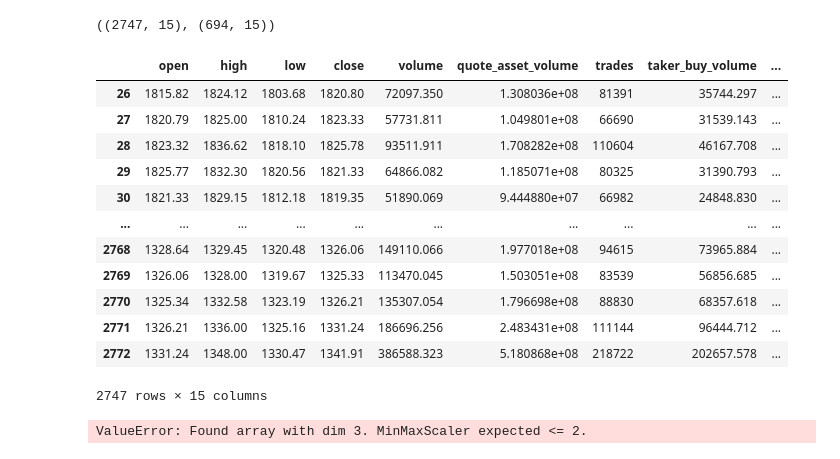
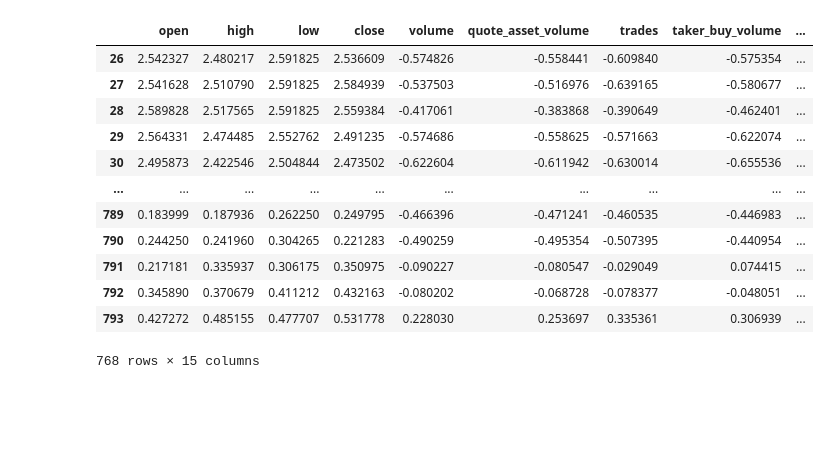
Before and after one commit to izzortsi/trailing_orders, a Jupyter notebook: DEV/dataset_integration_pytorch.ipynb, the cells around one changed output. Drawn from its saved outputs; the diff is of its cells as text; code cells hidden in the pictures; blank space fills up the shorter version.

```diff
--- a/DEV/dataset_integration_pytorch.ipynb
+++ b/DEV/dataset_integration_pytorch.ipynb
@@ -32,11 +32,7 @@ import pytorch_lightning as pl
 from pytorch_lightning.callbacks import EarlyStopping, LearningRateMonitor
 from pytorch_lightning.loggers import TensorBoardLogger
 
-import pytorch_forecasting
-from pytorch_forecasting import Baseline, TemporalFusionTransformer, TimeSeriesDataSet
-from pytorch_forecasting.data import GroupNormalizer
-from pytorch_forecasting.metrics import SMAPE, PoissonLoss, QuantileLoss
-from pytorch_forecasting.models.temporal_fusion_transformer.tuning import optimize_hyperparameters
+
 
 import torch
 
@@ -74,13 +70,13 @@ DATA_DIR = os.path.join(PREFIX, "datasets")
 
 #%%
 
-TIMEFRAME = "1h"
+TIMEFRAME = "15m"
 PAIR = "ETHUSDT"
 # FROM_DATE = "2022-01-14 01:00:00"
 # TO_DATE = "2022-10-05 01:00:00"
 FROM_DATE = "2022-06-01"
 TO_DATE = "2022-10-17"
-NUM_DATA = 4000 #max 100k idk why
+NUM_DATA = 1000 #max 100k idk why
 
 #%%
 
@@ -445,36 +513,21 @@ True
 # %%
-test_data_size = int(0.2 * sdb.length)
-train_data = sdb.features[:-test_data_size].drop(columns=['open_time', 'timestamp'])
-test_data = sdb.features[-test_data_size:].drop(columns=['open_time', 'timestamp'])
+
+
 # train_data.dropna(inplace=True)
 # test_data.dropna(inplace=True)
 # test_data.reindex(range(len(test_data))), train_data.reindex(range(len(train_data)))
-train_data.shape, test_data.shape
+sdb.train_data
 # %% [output]
+|  | open | high | low | close | volume | quote_asset_volume | trades | taker_buy_volume | ... |
+| 26 | 2.542327 | 2.480217 | 2.591825 | 2.536609 | -0.574826 | -0.558441 | -0.609840 | -0.575354 | ... |
+| 27 | 2.541628 | 2.510790 | 2.591825 | 2.584939 | -0.537503 | -0.516976 | -0.639165 | -0.580677 | ... |
+| 28 | 2.589828 | 2.517565 | 2.591825 | 2.559384 | -0.417061 | -0.383868 | -0.390649 | -0.462401 | ... |
+| 29 | 2.564331 | 2.474485 | 2.552762 | 2.491235 | -0.574686 | -0.558625 | -0.571663 | -0.622074 | ... |
+| 30 | 2.495873 | 2.422546 | 2.504844 | 2.473502 | -0.622604 | -0.611942 | -0.630014 | -0.655536 | ... |
+| ... | ... | ... | ... | ... | ... | ... | ... | ... | ... |
+| 789 | 0.183999 | 0.187936 | 0.262250 | 0.249795 | -0.466396 | -0.471241 | -0.460535 | -0.446983 | ... |
+| 790 | 0.244250 | 0.241960 | 0.304265 | 0.221283 | -0.490259 | -0.495354 | -0.507395 | -0.440954 | ... |
+| 791 | 0.217181 | 0.335937 | 0.306175 | 0.350975 | -0.090227 | -0.080547 | -0.029049 | 0.074415 | ... |
+| 792 | 0.345890 | 0.370679 | 0.411212 | 0.432163 | -0.080202 | -0.068728 | -0.078377 | -0.048051 | ... |
+| 793 | 0.427272 | 0.485155 | 0.477707 | 0.531778 | 0.228030 | 0.253697 | 0.335361 | 0.306939 | ... |
-((2747, 15), (694, 15))
+768 rows × 15 columns
-# %%
-train_data
-# %% [output]
-|  | open | high | low | close | volume | quote_asset_volume | trades | taker_buy_volume | ... |
-| 26 | 1815.82 | 1824.12 | 1803.68 | 1820.80 | 72097.350 | 1.308036e+08 | 81391 | 35744.297 | ... |
-| 27 | 1820.79 | 1825.00 | 1810.24 | 1823.33 | 57731.811 | 1.049801e+08 | 66690 | 31539.143 | ... |
-| 28 | 1823.32 | 1836.62 | 1818.10 | 1825.78 | 93511.911 | 1.708282e+08 | 110604 | 46167.708 | ... |
-| 29 | 1825.77 | 1832.30 | 1820.56 | 1821.33 | 64866.082 | 1.185071e+08 | 80325 | 31390.793 | ... |
-| 30 | 1821.33 | 1829.15 | 1812.18 | 1819.35 | 51890.069 | 9.444880e+07 | 66982 | 24848.830 | ... |
-| ... | ... | ... | ... | ... | ... | ... | ... | ... | ... |
-| 2768 | 1328.64 | 1329.45 | 1320.48 | 1326.06 | 149110.066 | 1.977018e+08 | 94615 | 73965.884 | ... |
-| 2769 | 1326.06 | 1328.00 | 1319.67 | 1325.33 | 113470.045 | 1.503051e+08 | 83539 | 56856.685 | ... |
-| 2770 | 1325.34 | 1332.58 | 1323.19 | 1326.21 | 135307.054 | 1.796698e+08 | 88830 | 68357.618 | ... |
-| 2771 | 1326.21 | 1336.00 | 1325.16 | 1331.24 | 186696.256 | 2.483431e+08 | 111144 | 96444.712 | ... |
-| 2772 | 1331.24 | 1348.00 | 1330.47 | 1341.91 | 386588.323 | 5.180868e+08 | 218722 | 202657.578 | ... |
-2747 rows × 15 columns
-# %%
-scaler = MinMaxScaler()
-
-scaler = scaler.fit(np.expand_dims(train_data, axis=1))
-
-train_data = scaler.transform(np.expand_dims(train_data, axis=1))
-
-test_data = scaler.transform(np.expand_dims(test_data, axis=1))
-# %% [output]
-ValueError: Found array with dim 3. MinMaxScaler expected <= 2.
```
Also changed, not shown: parts of 10 cells of this notebook.
